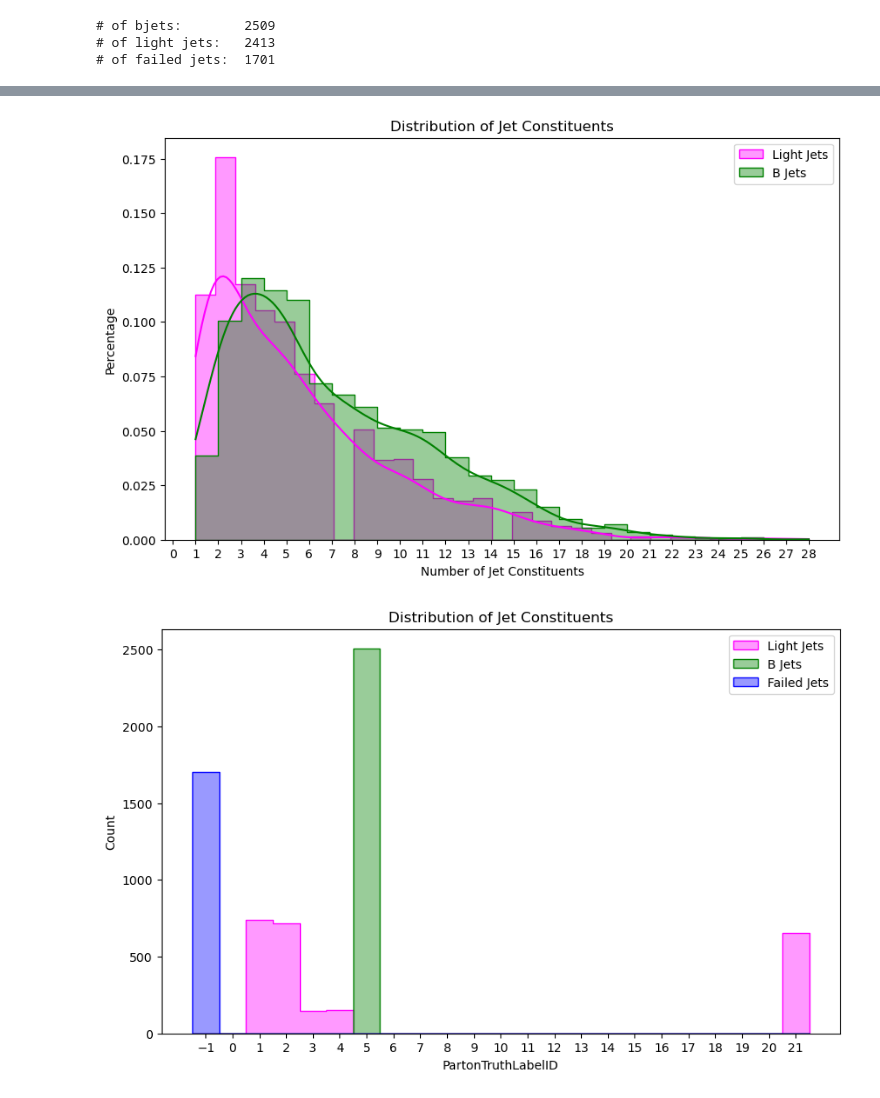
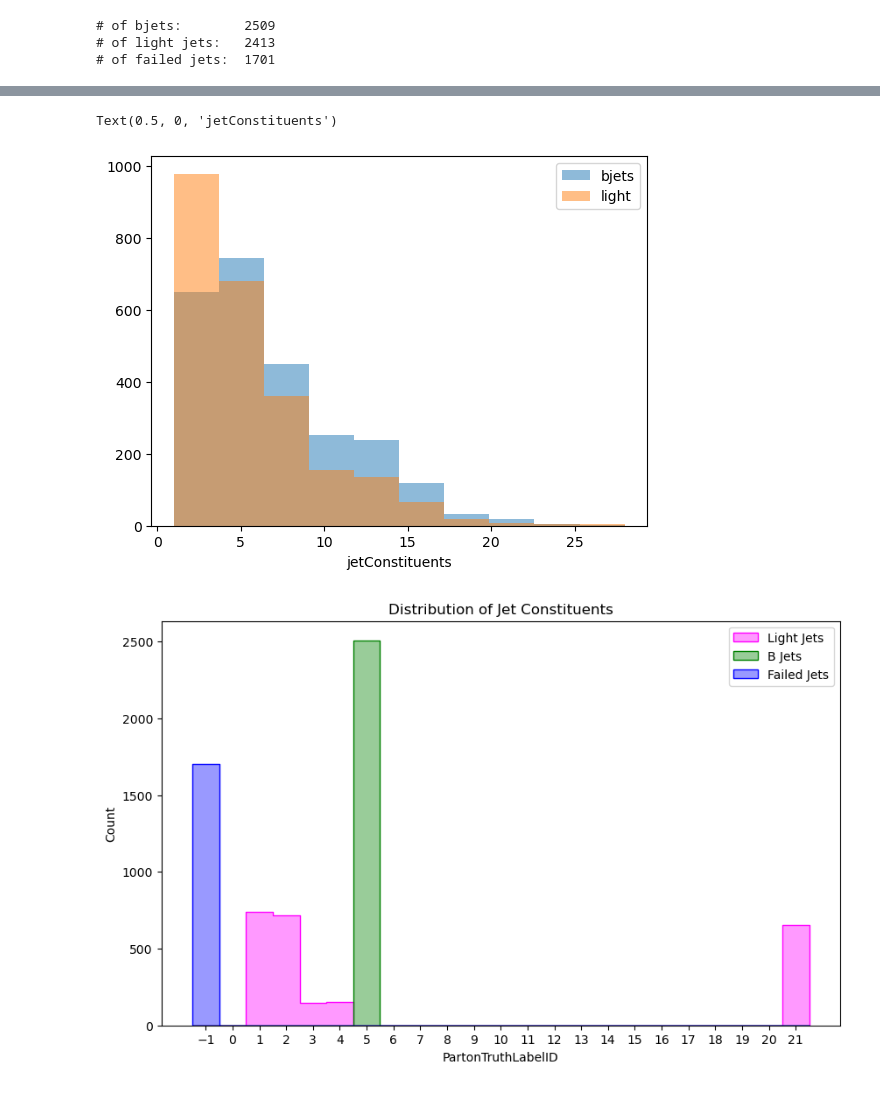
Before and after one commit to MSaadawy/QT, a Jupyter notebook: Samples/dylan/inspect.ipynb, the cells around one changed output, grey strips where cells are left out. Saved outputs shown, nothing was run; the diff lists cells and outputs as text; code cells hidden in the pictures.

```diff
--- a/Samples/dylan/inspect.ipynb
+++ b/Samples/dylan/inspect.ipynb
@@ -131,23 +124,12 @@ Text(0.5, 0, 'phi')
-# %%
-import matplotlib.pyplot as plt
-import seaborn as sns
-max_val = max(light_jets['jet_nConstituents'].max(), bjets['jet_nConstituents'].max())
-bins = np.arange(0, max_val + 1.5) - 0.5
-
-# Plotting the histograms
-plt.figure(figsize=(10, 6))
-
-sns.histplot(light_jets['jet_nConstituents'], color='magenta', label='Light Jets', kde=True, stat="probability", common_norm=False, alpha=0.4, element= "step")
-sns.histplot(bjets['jet_nConstituents'], color='green', label='B Jets', kde=True, stat="probability", common_norm=False, alpha=0.4, element= "step")
-
-plt.xticks(np.arange(0, max_val + 1, 1) )
-plt.title('Distribution of Jet Constituents')
-plt.xlabel('Number of Jet Constituents')
-plt.ylabel('Percentage')
-plt.legend()
-plt.show()
-# %% [output]
-[figure, removed]
+# %%
+plt.hist(bjets['jet_nConstituents'],bins=10,alpha=0.5,label='bjets')
+plt.hist(light_jets['jet_nConstituents'],bins=10,alpha=0.5,label='light')
+
+plt.legend()
+plt.xlabel('jetConstituents')
+# %% [output]
+Text(0.5, 0, 'jetConstituents')
+[figure, added]
 # %%
 import matplotlib.pyplot as plt
 import seaborn as sns
```
Also changed, not shown: parts of 54 cells of this notebook.
